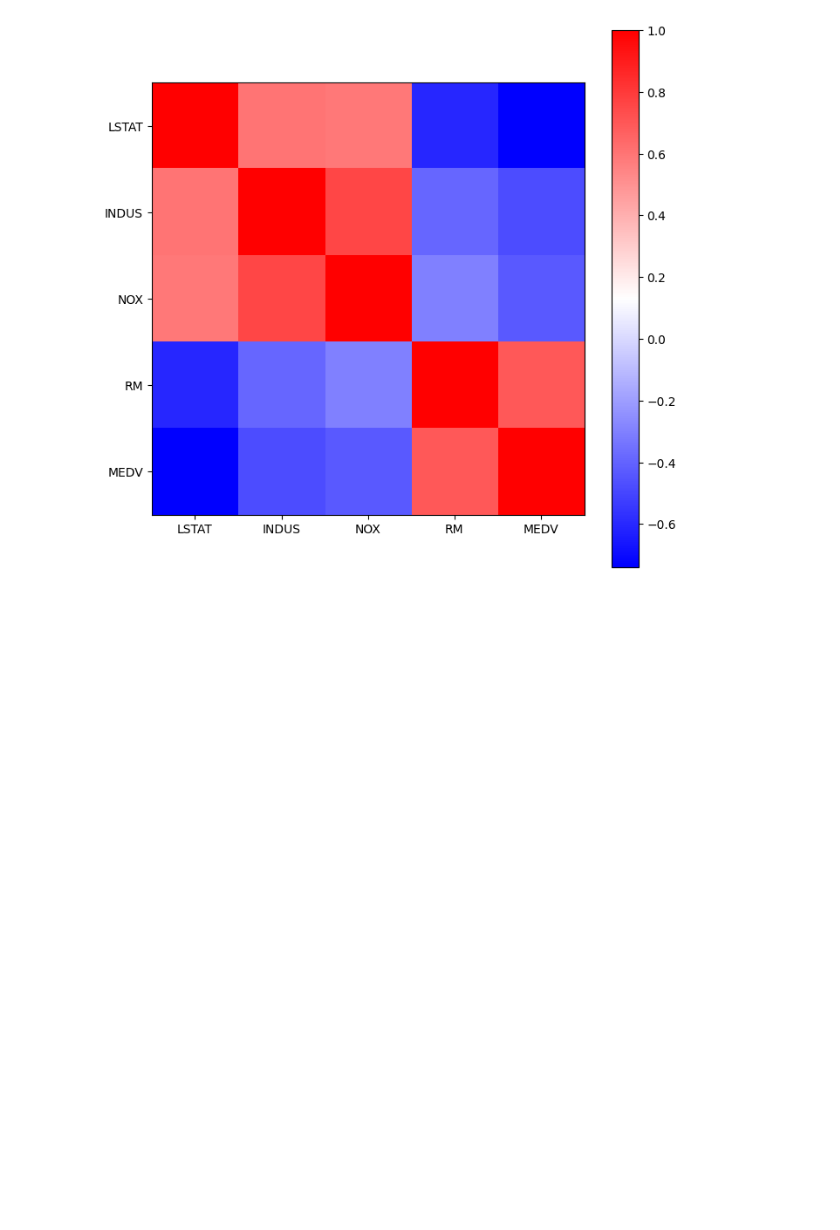
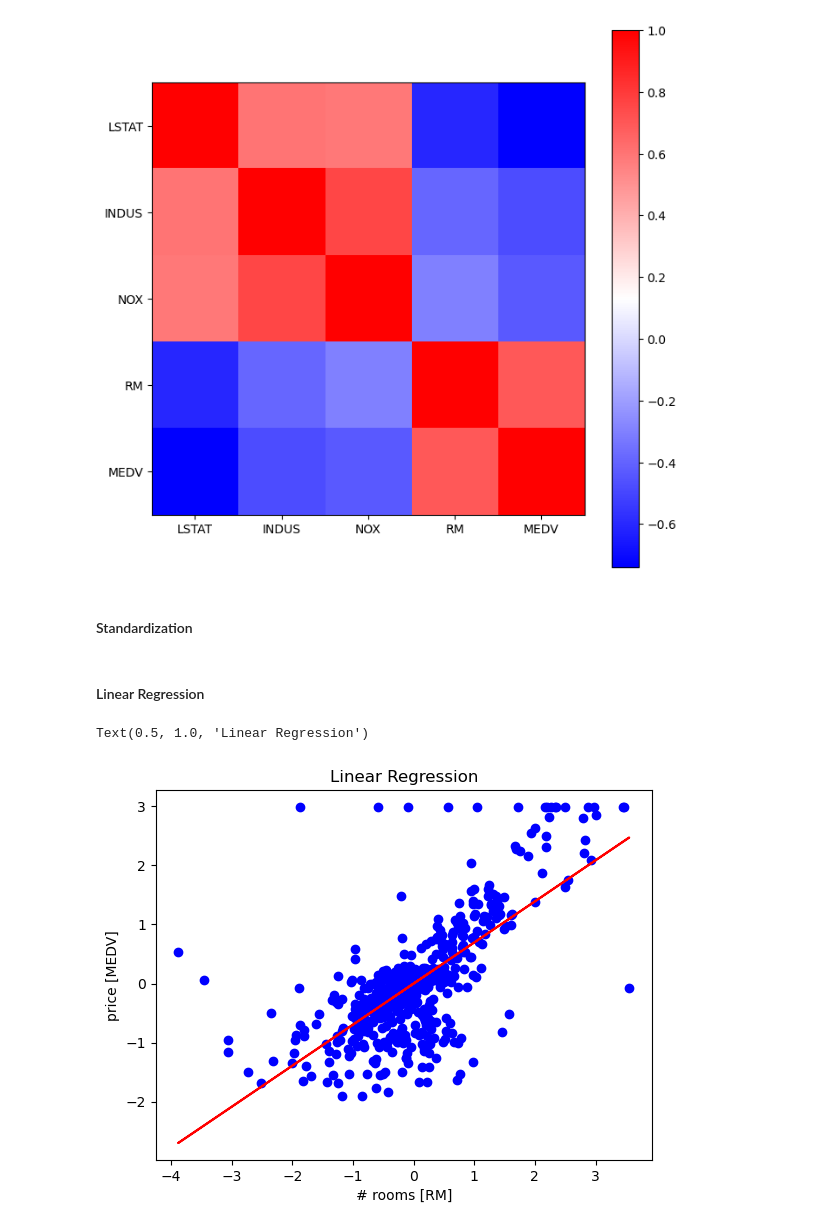
Before and after one commit to ellinorlekven/STR459, a Jupyter notebook: Lecture 07.ipynb, the cells around one changed output. Drawn from its saved outputs; the diff is of its cells as text; code cells hidden in the pictures; blank space fills up the shorter version.

```diff
--- a/Lecture 07.ipynb
+++ b/Lecture 07.ipynb
@@ -296,11 +308,32 @@ cbar = fig.colorbar(ax)
 plt.show()
 # %% [output]
 [figure]
+# %% [markdown]
+#### Standardization
 # %%
 X = df_house[['RM']].values
 y = df_house['MEDV'].values # Choosing the columns
 
-from sklearn.preprocessing import StandardScaler
+# from sklearn.preprocessing import StandardScaler
 
 sc_x = StandardScaler()
 sc_y = StandardScaler()
+X_std = sc_x.fit_transform(X) # Standardizing values
+y_std = sc_y.fit_transform(y[:,np.newaxis]) # Standardizing values
+# %% [markdown]
+#### Linear Regression
+# %%
+# from sklearn.linear_model import LinearRegression
+
+slr = LinearRegression()
+slr.fit(X_std, y_std)
+y_pred = slr.predict(X_std)
+
+plt.scatter(X_std, y_std, c ='blue')
+plt.plot(X_std, y_pred, c='red')
+plt.xlabel('# rooms [RM]')
+plt.ylabel('price [MEDV]')
+plt.title('Linear Regression')
+# %% [output]
+Text(0.5, 1.0, 'Linear Regression')
+[figure, added]
```
Also changed, not shown: parts of 31 cells of this notebook.
